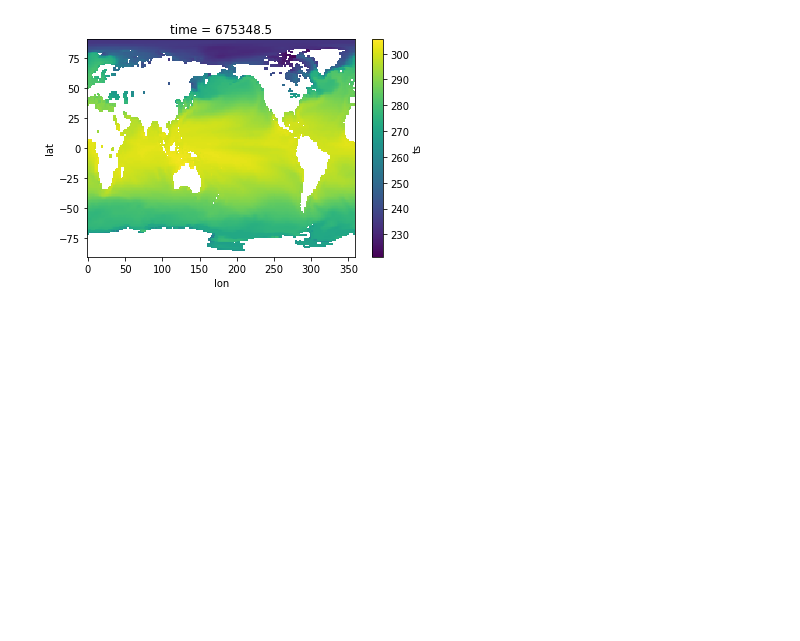
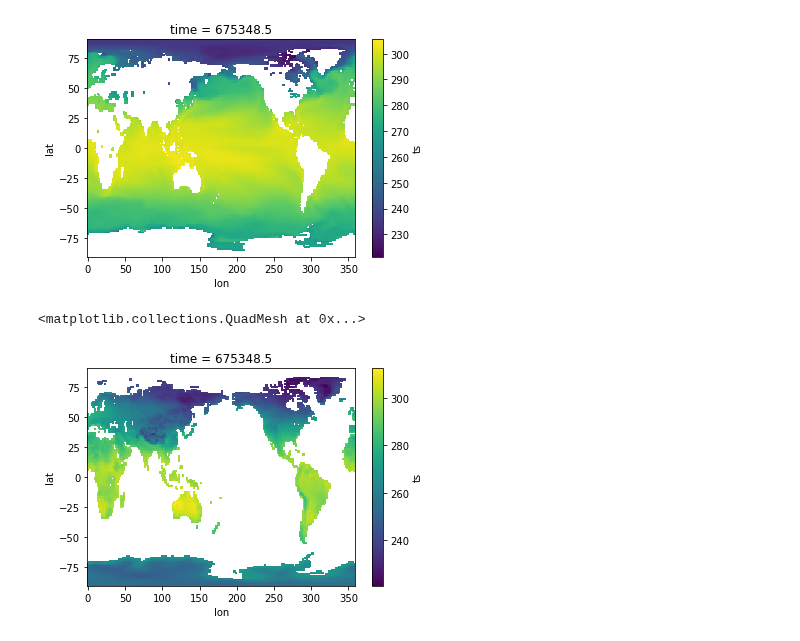
Before and after one commit to xCDAT/xcdat-validation, a Jupyter notebook: compare_cdat_xarray/landsea_mask.ipynb, the cells around one changed output. Cells and saved outputs as stored; diff of their text form; code cells hidden in the pictures; blank space fills up the shorter version.

```diff
--- a/compare_cdat_xarray/landsea_mask.ipynb
+++ b/compare_cdat_xarray/landsea_mask.ipynb
@@ -92,3 +92,8 @@ dc_xr[0].where(lf_xr==0).plot()
 # %% [output]
 <matplotlib.collections.QuadMesh at 0x...>
 [figure]
+# %%
+dc_xr[0].where(lf_xr==100).plot()
+# %% [output]
+<matplotlib.collections.QuadMesh at 0x...>
+[figure, added]
```
